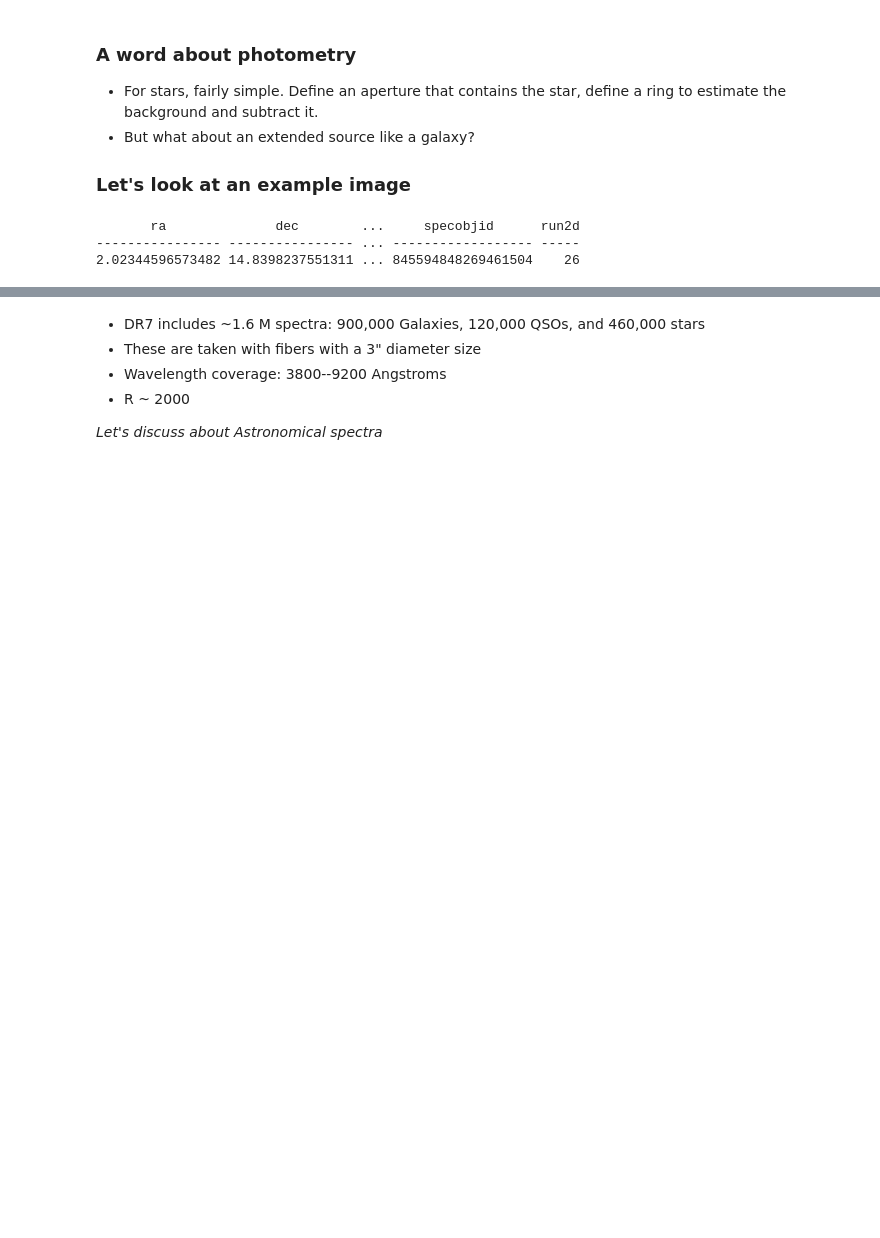
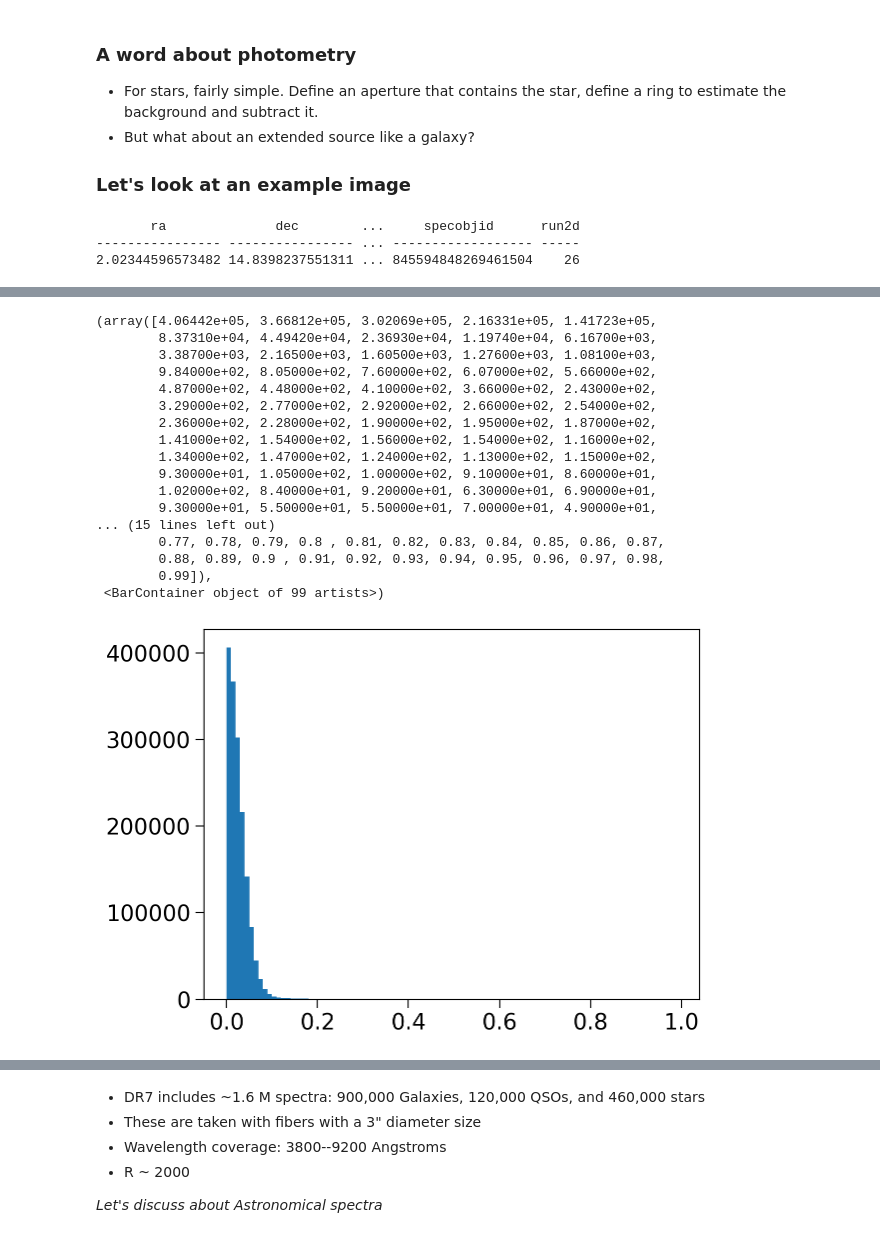
Before and after one commit to cefuente/astroinformatica, a Jupyter notebook: U6.1 - Astronomical Data.ipynb, the cells around one changed output, grey strips where cells are left out. Saved outputs shown, nothing was run; the diff lists cells and outputs as text; code cells hidden in the pictures; blank space fills up the shorter version.

Commit message:
Astronomical Data

```diff
--- a/U6.1 - Astronomical Data.ipynb
+++ b/U6.1 - Astronomical Data.ipynb
@@ -91,0 +112,21 @@ std = data.std()
+# %%
+plt.hist(data.flatten(), bins =np.arange(0,1,.01))
+# %% [output]
+(array([4.06442e+05, 3.66812e+05, 3.02069e+05, 2.16331e+05, 1.41723e+05,
+        8.37310e+04, 4.49420e+04, 2.36930e+04, 1.19740e+04, 6.16700e+03,
+        3.38700e+03, 2.16500e+03, 1.60500e+03, 1.27600e+03, 1.08100e+03,
+        9.84000e+02, 8.05000e+02, 7.60000e+02, 6.07000e+02, 5.66000e+02,
+        4.87000e+02, 4.48000e+02, 4.10000e+02, 3.66000e+02, 2.43000e+02,
+        3.29000e+02, 2.77000e+02, 2.92000e+02, 2.66000e+02, 2.54000e+02,
+        2.36000e+02, 2.28000e+02, 1.90000e+02, 1.95000e+02, 1.87000e+02,
+        1.41000e+02, 1.54000e+02, 1.56000e+02, 1.54000e+02, 1.16000e+02,
+        1.34000e+02, 1.47000e+02, 1.24000e+02, 1.13000e+02, 1.15000e+02,
+        9.30000e+01, 1.05000e+02, 1.00000e+02, 9.10000e+01, 8.60000e+01,
+        1.02000e+02, 8.40000e+01, 9.20000e+01, 6.30000e+01, 6.90000e+01,
+        9.30000e+01, 5.50000e+01, 5.50000e+01, 7.00000e+01, 4.90000e+01,
+... (15 lines left out)
+        0.77, 0.78, 0.79, 0.8 , 0.81, 0.82, 0.83, 0.84, 0.85, 0.86, 0.87,
+        0.88, 0.89, 0.9 , 0.91, 0.92, 0.93, 0.94, 0.95, 0.96, 0.97, 0.98,
+        0.99]),
+ <BarContainer object of 99 artists>)
+[figure, added]
```
Also changed, not shown: parts of 4 cells of this notebook, 9 other files.
